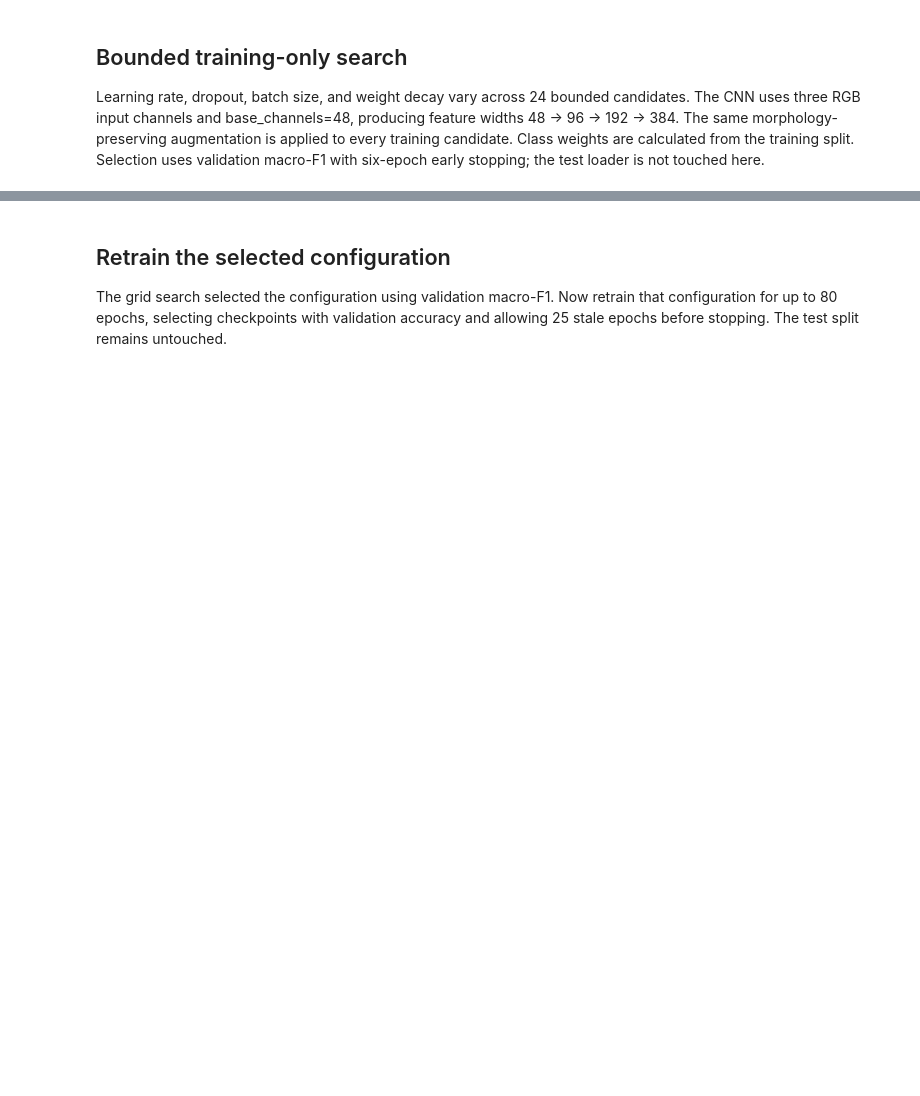
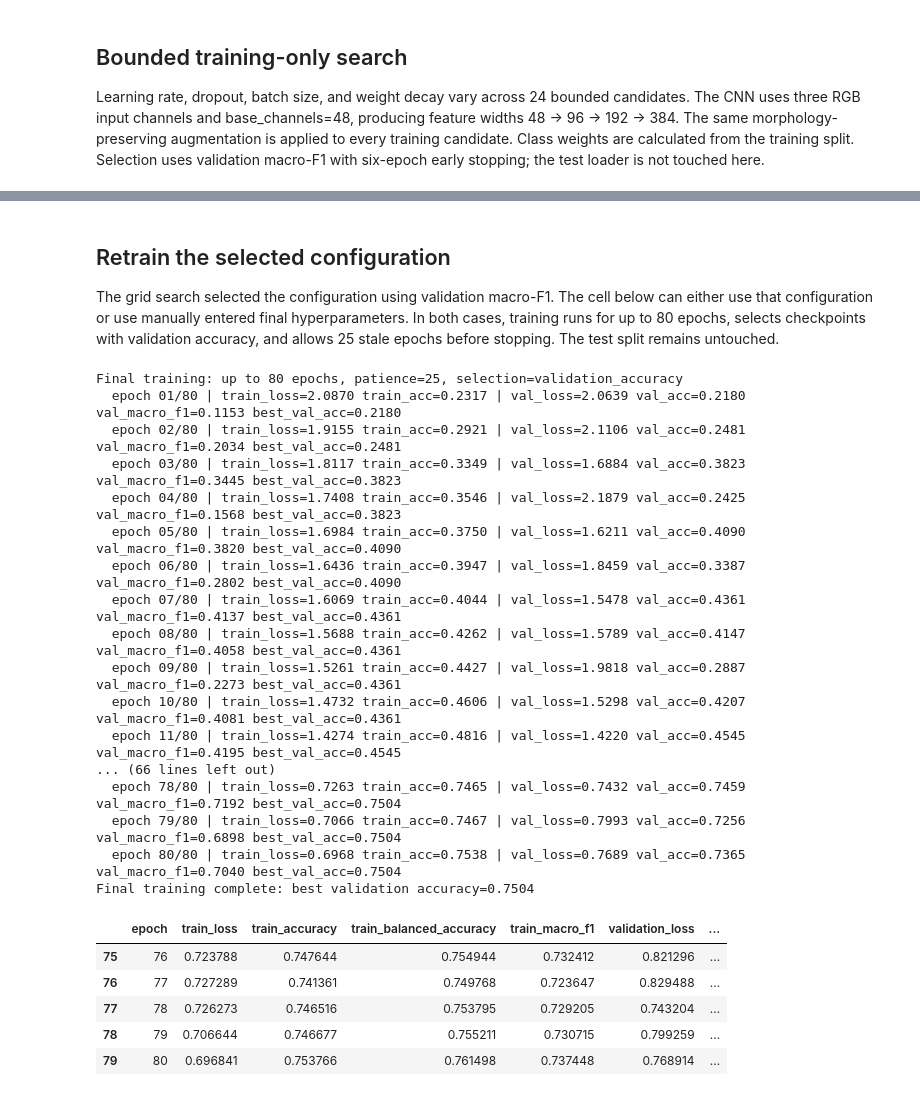
Before and after one commit to GamalerioJoaquin/Morphological-Classification-of-Galaxies, a Jupyter notebook: notebooks/05-galaxy10-pytorch-training.ipynb, the cells around one changed output, grey strips where cells are left out. Cells and saved outputs as stored; diff of their text form; code cells hidden in the pictures; blank space fills up the shorter version.

Commit message:
Document GPU augmentation results and manual training config

```diff
--- a/notebooks/05-galaxy10-pytorch-training.ipynb
+++ b/notebooks/05-galaxy10-pytorch-training.ipynb
@@ -129,51 +170,91 @@ selection_table
 # %% [markdown]
 ## Retrain the selected configuration
 
-The grid search selected the configuration using validation macro-F1. Now retrain that configuration for up to 80 epochs, selecting checkpoints with validation accuracy and allowing 25 stale epochs before stopping. The test split remains untouched.
+The grid search selected the configuration using validation macro-F1. The cell below can either use that configuration or use manually entered final hyperparameters. In both cases, training runs for up to 80 epochs, selects checkpoints with validation accuracy, and allows 25 stale epochs before stopping. The test split remains untouched.
 # %%
 selected = max(candidate_results, key=lambda item: item['validation_macro_f1'])
-final_config = Galaxy10TrainingConfig(
-    learning_rate=selected['config'].learning_rate,
-    base_channels=selected['config'].base_channels,
-    dropout=selected['config'].dropout,
-    weight_decay=selected['config'].weight_decay,
-    batch_size=selected['config'].batch_size,
+USE_GRID_BEST_CONFIG = True
+MANUAL_FINAL_CONFIG = Galaxy10TrainingConfig(
+    learning_rate=3e-4,
+    base_channels=48,
+    dropout=0.3,
+    weight_decay=0.0,
+    batch_size=64,
     epochs=80,
-    random_state=selected['config'].random_state,
+    random_state=42,
 )
-FINAL_EARLY_STOPPING_PATIENCE = 25
+MANUAL_FINAL_EARLY_STOPPING_PATIENCE = 25
+if USE_GRID_BEST_CONFIG:
+    grid_config = selected['config']
+    final_config = Galaxy10TrainingConfig(
+        learning_rate=grid_config.learning_rate,
+        base_channels=grid_config.base_channels,
+        dropout=grid_config.dropout,
+        weight_decay=grid_config.weight_decay,
+        batch_size=grid_config.batch_size,
+        epochs=80,
+        random_state=grid_config.random_state,
+    )
+    FINAL_EARLY_STOPPING_PATIENCE = 25
+else:
+    final_config = MANUAL_FINAL_CONFIG
+    FINAL_EARLY_STOPPING_PATIENCE = MANUAL_FINAL_EARLY_STOPPING_PATIENCE
 seed_everything(final_config.random_state)
 final_loaders = make_loaders(
     ARRAY_PATH, manifest, final_config, number_of_workers=NUMBER_OF_WORKERS
 )
 final_model = Galaxy10CNN(final_config.base_channels, final_config.dropout).to(DEVICE)
 final_optimizer = torch.optim.Adam(
     final_model.parameters(), lr=final_config.learning_rate,
     weight_decay=final_config.weight_decay,
 )
 best_final_state = None
 best_final_accuracy = -1.0
 stale_epochs = 0
 final_history = []
 print(f'\nFinal training: up to {final_config.epochs} epochs, patience={FINAL_EARLY_STOPPING_PATIENCE}, selection=validation_accuracy', flush=True)
 for epoch in range(final_config.epochs):
     train_metrics = run_epoch(final_model, final_loaders['train'], loss_function, DEVICE, final_optimizer)
     validation_metrics = run_epoch(final_model, final_loaders['validation'], loss_function, DEVICE)
     final_history.append({'epoch': epoch + 1, **{f'train_{key}': value for key, value in train_metrics.items()}, **{f'validation_{key}': value for key, value in validation_metrics.items()}})
     if validation_metrics['accuracy'] > best_final_accuracy:
         best_final_accuracy = validation_metrics['accuracy']
         best_final_state = {key: value.detach().cpu().clone() for key, value in final_model.state_dict().items()}
         stale_epochs = 0
     else:
         stale_epochs += 1
     print(f'  epoch {epoch + 1:02d}/{final_config.epochs} | train_loss={train_metrics["loss"]:.4f} train_acc={train_metrics["accuracy"]:.4f} | val_loss={validation_metrics["loss"]:.4f} val_acc={validation_metrics["accuracy"]:.4f} val_macro_f1={validation_metrics["macro_f1"]:.4f} best_val_acc={best_final_accuracy:.4f}', flush=True)
     if stale_epochs >= FINAL_EARLY_STOPPING_PATIENCE:
         print('  early stopping: validation accuracy did not improve', flush=True)
         break
 final_model.load_state_dict(best_final_state)
 final_history = pd.DataFrame(final_history)
 print(f'Final training complete: best validation accuracy={best_final_accuracy:.4f}', flush=True)
 final_history.tail()
+# %% [output]
+Final training: up to 80 epochs, patience=25, selection=validation_accuracy
+  epoch 01/80 | train_loss=2.0870 train_acc=0.2317 | val_loss=2.0639 val_acc=0.2180 val_macro_f1=0.1153 best_val_acc=0.2180
+  epoch 02/80 | train_loss=1.9155 train_acc=0.2921 | val_loss=2.1106 val_acc=0.2481 val_macro_f1=0.2034 best_val_acc=0.2481
+  epoch 03/80 | train_loss=1.8117 train_acc=0.3349 | val_loss=1.6884 val_acc=0.3823 val_macro_f1=0.3445 best_val_acc=0.3823
+  epoch 04/80 | train_loss=1.7408 train_acc=0.3546 | val_loss=2.1879 val_acc=0.2425 val_macro_f1=0.1568 best_val_acc=0.3823
+  epoch 05/80 | train_loss=1.6984 train_acc=0.3750 | val_loss=1.6211 val_acc=0.4090 val_macro_f1=0.3820 best_val_acc=0.4090
+  epoch 06/80 | train_loss=1.6436 train_acc=0.3947 | val_loss=1.8459 val_acc=0.3387 val_macro_f1=0.2802 best_val_acc=0.4090
+  epoch 07/80 | train_loss=1.6069 train_acc=0.4044 | val_loss=1.5478 val_acc=0.4361 val_macro_f1=0.4137 best_val_acc=0.4361
+  epoch 08/80 | train_loss=1.5688 train_acc=0.4262 | val_loss=1.5789 val_acc=0.4147 val_macro_f1=0.4058 best_val_acc=0.4361
+  epoch 09/80 | train_loss=1.5261 train_acc=0.4427 | val_loss=1.9818 val_acc=0.2887 val_macro_f1=0.2273 best_val_acc=0.4361
+  epoch 10/80 | train_loss=1.4732 train_acc=0.4606 | val_loss=1.5298 val_acc=0.4207 val_macro_f1=0.4081 best_val_acc=0.4361
+  epoch 11/80 | train_loss=1.4274 train_acc=0.4816 | val_loss=1.4220 val_acc=0.4545 val_macro_f1=0.4195 best_val_acc=0.4545
+... (66 lines left out)
+  epoch 78/80 | train_loss=0.7263 train_acc=0.7465 | val_loss=0.7432 val_acc=0.7459 val_macro_f1=0.7192 best_val_acc=0.7504
+  epoch 79/80 | train_loss=0.7066 train_acc=0.7467 | val_loss=0.7993 val_acc=0.7256 val_macro_f1=0.6898 best_val_acc=0.7504
+  epoch 80/80 | train_loss=0.6968 train_acc=0.7538 | val_loss=0.7689 val_acc=0.7365 val_macro_f1=0.7040 best_val_acc=0.7504
+Final training complete: best validation accuracy=0.7504
+|  | epoch | train_loss | train_accuracy | train_balanced_accuracy | train_macro_f1 | validation_loss | ... |
+| 75 | 76 | 0.723788 | 0.747644 | 0.754944 | 0.732412 | 0.821296 | ... |
+| 76 | 77 | 0.727289 | 0.741361 | 0.749768 | 0.723647 | 0.829488 | ... |
+| 77 | 78 | 0.726273 | 0.746516 | 0.753795 | 0.729205 | 0.743204 | ... |
+| 78 | 79 | 0.706644 | 0.746677 | 0.755211 | 0.730715 | 0.799259 | ... |
+| 79 | 80 | 0.696841 | 0.753766 | 0.761498 | 0.737448 | 0.768914 | ... |
 # %%
 truth, predictions = [], []
 final_model.eval()
```
Also changed, not shown: parts of 3 cells of this notebook, 2 other files.
